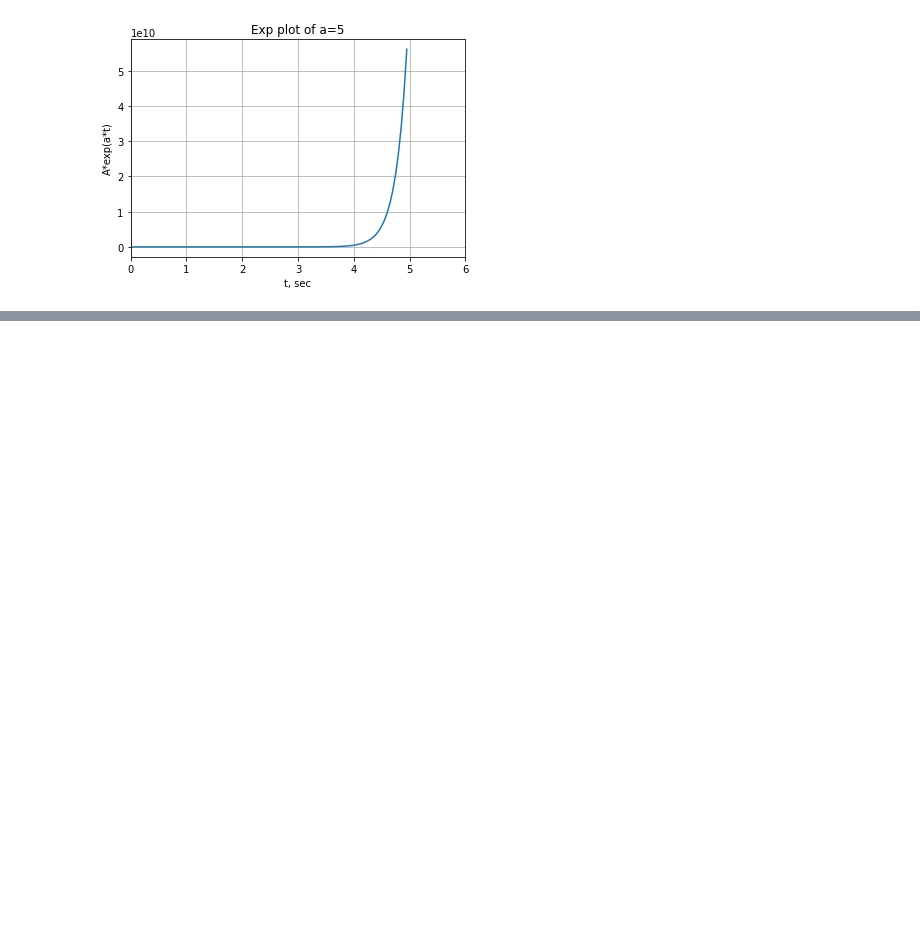
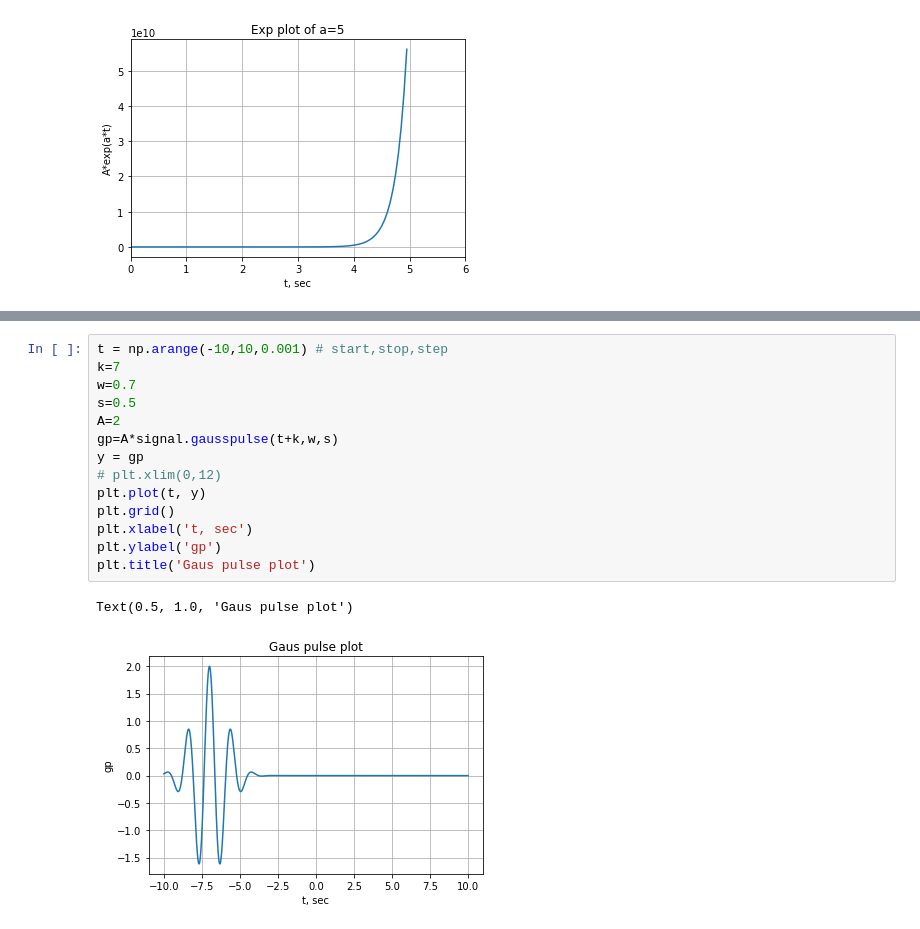
Before and after one commit to Anniegavr/Signal_Processing, a Jupyter notebook: SP_Lab1.ipynb, the cells around one changed output, grey strips where cells are left out. Cells and saved outputs as stored; diff of their text form; blank space fills up the shorter version.

```diff
--- a/SP_Lab1.ipynb
+++ b/SP_Lab1.ipynb
@@ -353,0 +375,17 @@ Text(0.5, 1.0, 'Descending plot: sin from 0 to 4pi and exp')
+# %%
+t = np.arange(-10,10,0.001) # start,stop,step
+k=7
+w=0.7
+s=0.5
+A=2
+gp=A*signal.gausspulse(t+k,w,s)
+y = gp
+# plt.xlim(0,12)
+plt.plot(t, y)
+plt.grid()
+plt.xlabel('t, sec')
+plt.ylabel('gp')
+plt.title('Gaus pulse plot')
+# %% [output]
+Text(0.5, 1.0, 'Gaus pulse plot')
+[figure, added]
```
Also changed, not shown: parts of 19 cells of this notebook.
